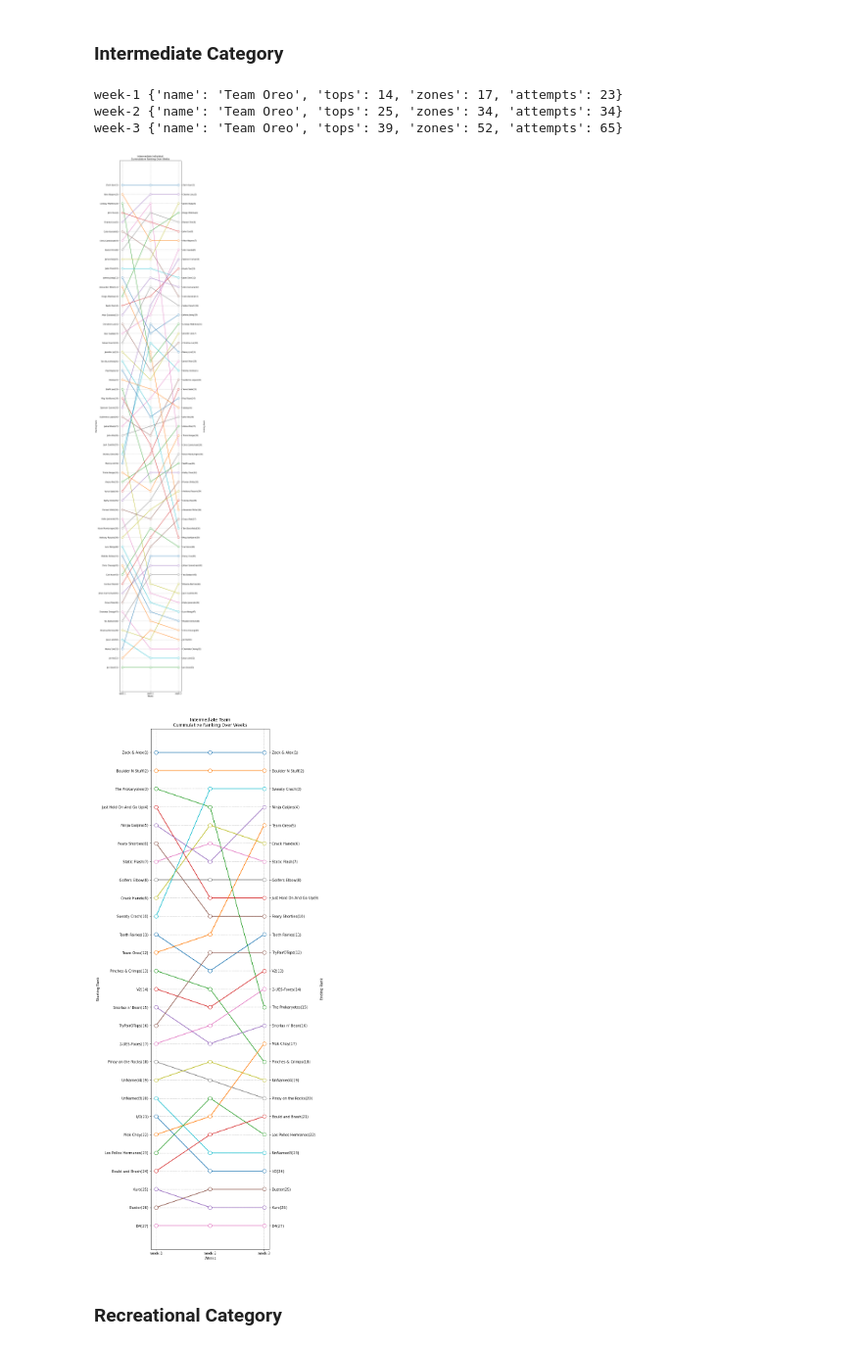
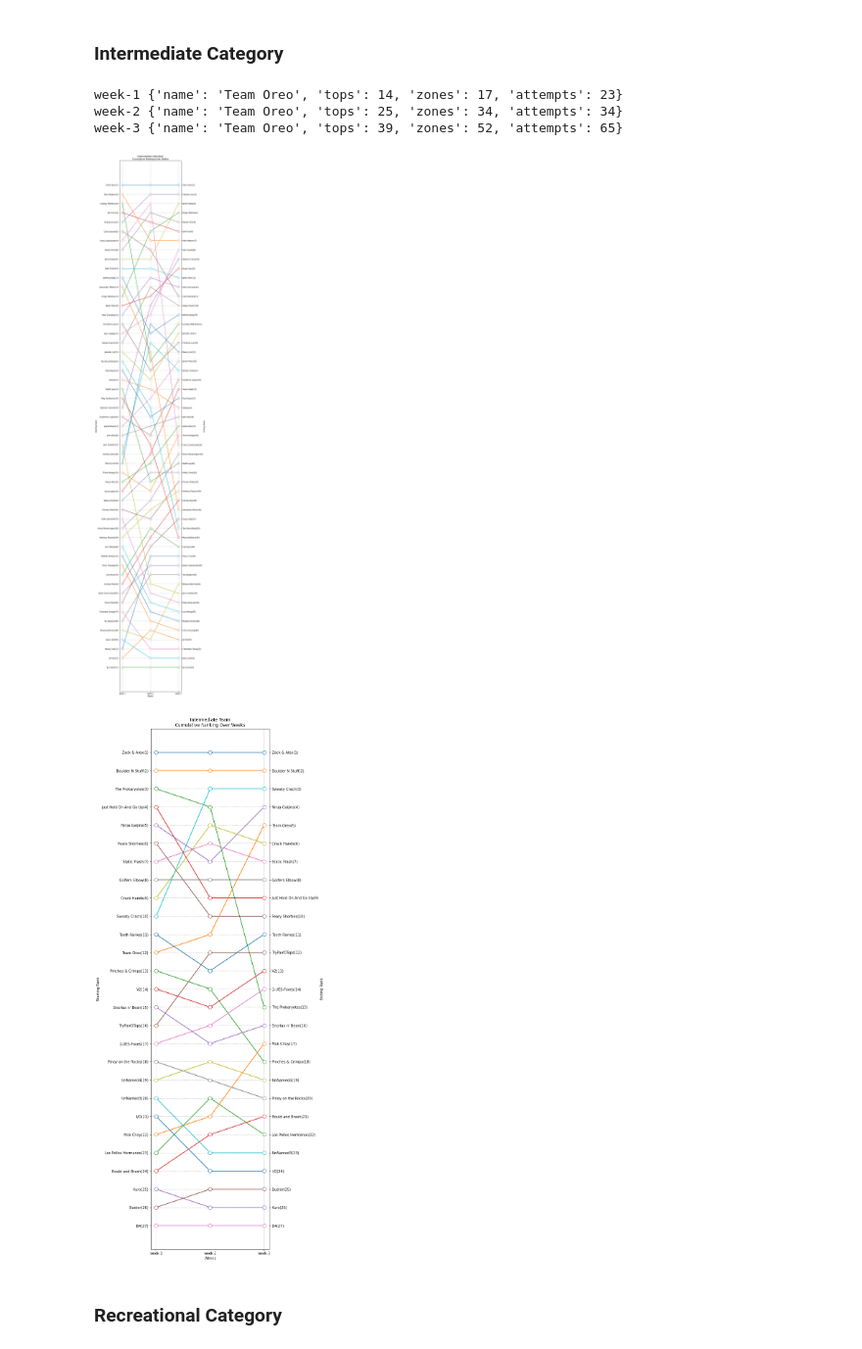
Before and after one commit to jamal-ahmad/bkb-league-scores, a Jupyter notebook: climbing-results.ipynb, the cells around one changed output. Shown at 98% size. Saved outputs shown, nothing was run; the diff lists cells and outputs as text; code cells hidden in the pictures.

```diff
--- a/climbing-results.ipynb
+++ b/climbing-results.ipynb
@@ -201,7 +201,7 @@ def plot_results(ranked_dataframe, title, height=18):
         labels = [f'{(v.get_width()):.0f}' for v in c]
         ax.bar_label(c, labels=labels, label_type='edge')
 # %%
-def weekly_ranks_cummulative(catgeory):
+def weekly_ranks_cumulative(catgeory):
     # pivote the data to be by week
     weekly_person_scores = {}
     for person in person_scores[catgeory].keys():
@@ -237,7 +237,7 @@ def weekly_ranks_cummulative(catgeory):
     return person_ranks
 
 
-def team_weekly_ranks_cummulative(catgeory):
+def team_weekly_ranks_cumulative(catgeory):
     # pivote the data to be by week
     weekly_team_scores = {}
     for team in team_weekly_scores[catgeory].keys():
@@ -606,14 +606,14 @@ plot_rank_progression(team_weekly_ranks_cummulative("advanced"), "Advanced Team\
 # %% [markdown]
 ### Intermediate Category
 # %%
-plot_rank_progression(weekly_ranks_cummulative("intermediate"), "Intermediate Individual\nCummulative Ranking Over Weeks")
-plot_rank_progression(team_weekly_ranks_cummulative("intermediate"), "Intermediate Team\nCummulative Ranking Over Weeks")
+plot_rank_progression(weekly_ranks_cumulative("intermediate"), "Intermediate Individual\nCumulative Ranking Over Weeks")
+plot_rank_progression(team_weekly_ranks_cumulative("intermediate"), "Intermediate Team\nCumulative Ranking Over Weeks")
 # %% [output]
 week-1 {'name': 'Team Oreo', 'tops': 14, 'zones': 17, 'attempts': 23}
 week-2 {'name': 'Team Oreo', 'tops': 25, 'zones': 34, 'attempts': 34}
 week-3 {'name': 'Team Oreo', 'tops': 39, 'zones': 52, 'attempts': 65}
-[figure, old version]
+[figure, new version]
-[figure, old version]
+[figure, new version]
 # %% [markdown]
 ### Recreational Category
 # %%
```
Also changed, not shown: parts of 2 cells of this notebook.
